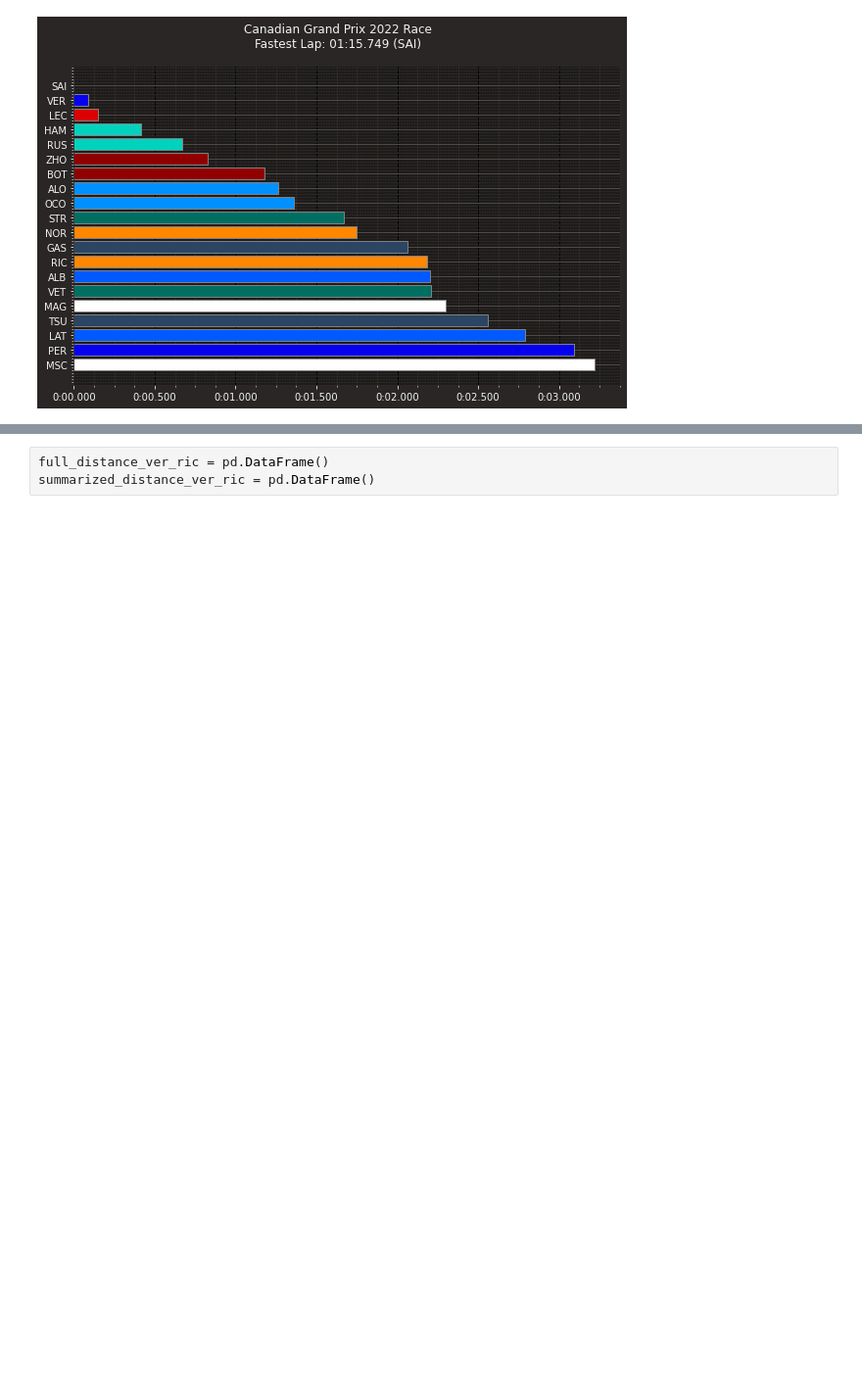
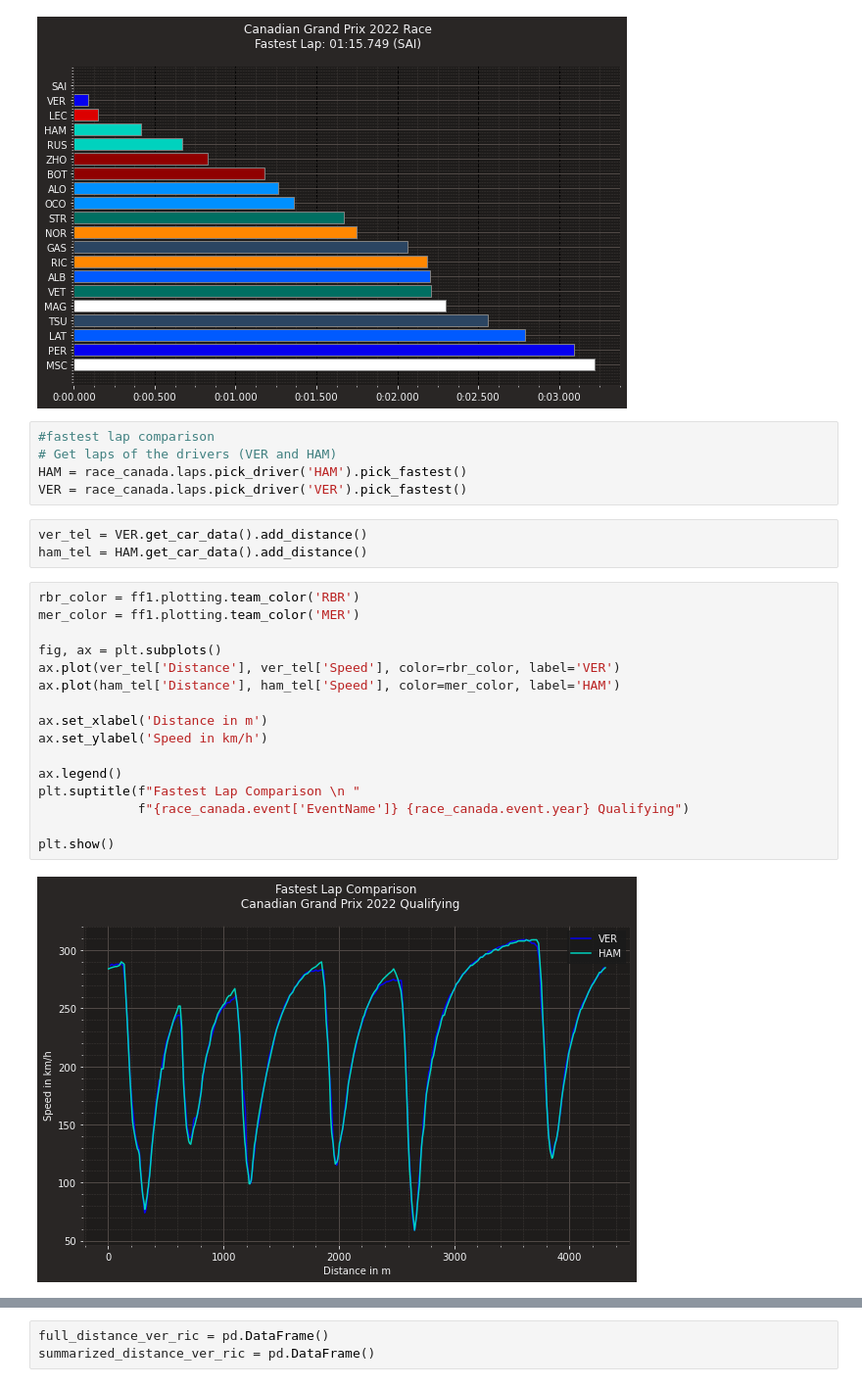
Before and after one commit to CamStevens15/F1_2022_race_analytics, a Jupyter notebook: Code_Analysis/Canadian_GP2022.ipynb, the cells around one changed output, grey strips where cells are left out. Shown at 98% size. Drawn from its saved outputs; the diff is of its cells as text; blank space fills up the shorter version.

Commit message:
update fastest lap analysis between verstappen and hamilton

```diff
--- a/Code_Analysis/Canadian_GP2022.ipynb
+++ b/Code_Analysis/Canadian_GP2022.ipynb
@@ -335,5 +335,31 @@ plt.suptitle(f"{race_canada.event['EventName']} {race_canada.event.year} Race\n"
 plt.show()
 # %% [output]
 [figure]
+# %%
+#fastest lap comparison
+# Get laps of the drivers (VER and HAM)
+HAM = race_canada.laps.pick_driver('HAM').pick_fastest()
+VER = race_canada.laps.pick_driver('VER').pick_fastest()
+# %%
+ver_tel = VER.get_car_data().add_distance()
+ham_tel = HAM.get_car_data().add_distance()
+# %%
+rbr_color = ff1.plotting.team_color('RBR')
+mer_color = ff1.plotting.team_color('MER')
+
+fig, ax = plt.subplots()
+ax.plot(ver_tel['Distance'], ver_tel['Speed'], color=rbr_color, label='VER')
+ax.plot(ham_tel['Distance'], ham_tel['Speed'], color=mer_color, label='HAM')
+
+ax.set_xlabel('Distance in m')
+ax.set_ylabel('Speed in km/h')
+
+ax.legend()
+plt.suptitle(f"Fastest Lap Comparison \n "
+             f"{race_canada.event['EventName']} {race_canada.event.year} Qualifying")
+
+plt.show()
+# %% [output]
+[figure, added]
 # %%
 
```
Also changed, not shown: parts of 5 cells of this notebook.
